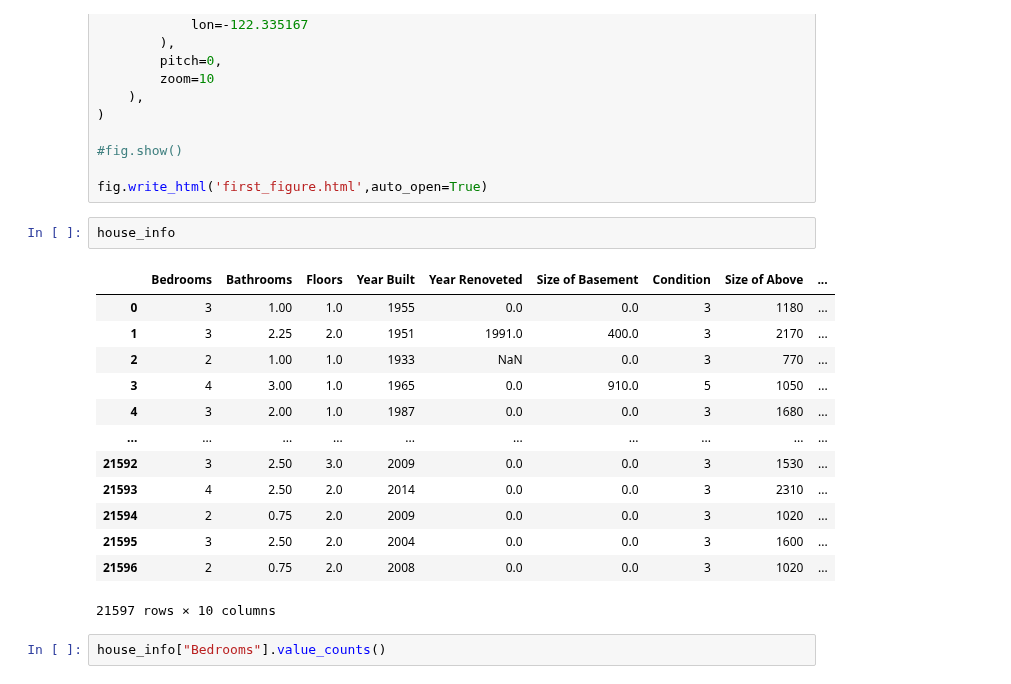
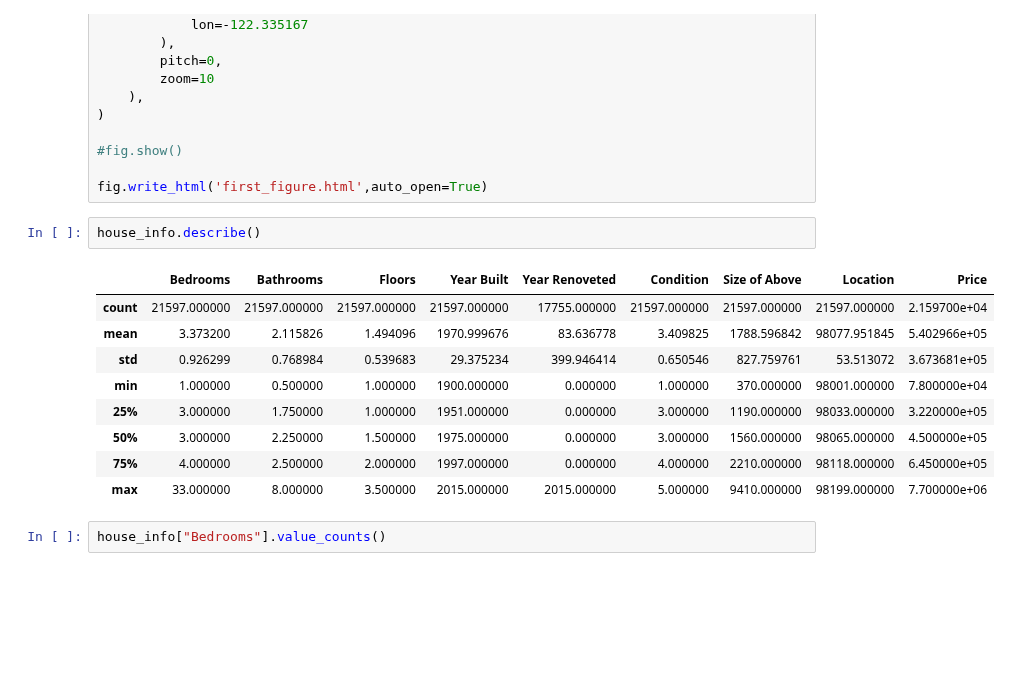
Before and after one commit to ruth-maker/file, a Jupyter notebook: House sales.ipynb, the cells around one changed output. Saved outputs shown, nothing was run; the diff lists cells and outputs as text; blank space fills up the shorter version.

```diff
--- a/House sales.ipynb
+++ b/House sales.ipynb
@@ -1086,21 +1091,17 @@ fig.update_layout(
 
 fig.write_html('first_figure.html',auto_open=True)
 # %%
-house_info
+house_info.describe()
 # %% [output]
-|  | Bedrooms | Bathrooms | Floors | Year Built | Year Renoveted | Size of Basement | Condition | Size of Above | ... |
-| 0 | 3 | 1.00 | 1.0 | 1955 | 0.0 | 0.0 | 3 | 1180 | ... |
-| 1 | 3 | 2.25 | 2.0 | 1951 | 1991.0 | 400.0 | 3 | 2170 | ... |
-| 2 | 2 | 1.00 | 1.0 | 1933 | NaN | 0.0 | 3 | 770 | ... |
-| 3 | 4 | 3.00 | 1.0 | 1965 | 0.0 | 910.0 | 5 | 1050 | ... |
-| 4 | 3 | 2.00 | 1.0 | 1987 | 0.0 | 0.0 | 3 | 1680 | ... |
-| ... | ... | ... | ... | ... | ... | ... | ... | ... | ... |
-| 21592 | 3 | 2.50 | 3.0 | 2009 | 0.0 | 0.0 | 3 | 1530 | ... |
-| 21593 | 4 | 2.50 | 2.0 | 2014 | 0.0 | 0.0 | 3 | 2310 | ... |
-| 21594 | 2 | 0.75 | 2.0 | 2009 | 0.0 | 0.0 | 3 | 1020 | ... |
-| 21595 | 3 | 2.50 | 2.0 | 2004 | 0.0 | 0.0 | 3 | 1600 | ... |
-| 21596 | 2 | 0.75 | 2.0 | 2008 | 0.0 | 0.0 | 3 | 1020 | ... |
+|  | Bedrooms | Bathrooms | Floors | Year Built | Year Renoveted | Condition | Size of Above | Location | Price |
+| count | 21597.000000 | 21597.000000 | 21597.000000 | 21597.000000 | 17755.000000 | 21597.000000 | 21597.000000 | 21597.000000 | 2.159700e+04 |
+| mean | 3.373200 | 2.115826 | 1.494096 | 1970.999676 | 83.636778 | 3.409825 | 1788.596842 | 98077.951845 | 5.402966e+05 |
+| std | 0.926299 | 0.768984 | 0.539683 | 29.375234 | 399.946414 | 0.650546 | 827.759761 | 53.513072 | 3.673681e+05 |
+| min | 1.000000 | 0.500000 | 1.000000 | 1900.000000 | 0.000000 | 1.000000 | 370.000000 | 98001.000000 | 7.800000e+04 |
+| 25% | 3.000000 | 1.750000 | 1.000000 | 1951.000000 | 0.000000 | 3.000000 | 1190.000000 | 98033.000000 | 3.220000e+05 |
+| 50% | 3.000000 | 2.250000 | 1.500000 | 1975.000000 | 0.000000 | 3.000000 | 1560.000000 | 98065.000000 | 4.500000e+05 |
+| 75% | 4.000000 | 2.500000 | 2.000000 | 1997.000000 | 0.000000 | 4.000000 | 2210.000000 | 98118.000000 | 6.450000e+05 |
+| max | 33.000000 | 8.000000 | 3.500000 | 2015.000000 | 2015.000000 | 5.000000 | 9410.000000 | 98199.000000 | 7.700000e+06 |
-21597 rows × 10 columns
 # %%
 house_info["Bedrooms"].value_counts()
 # %% [output]
```
Also changed, not shown: parts of 18 cells of this notebook.
